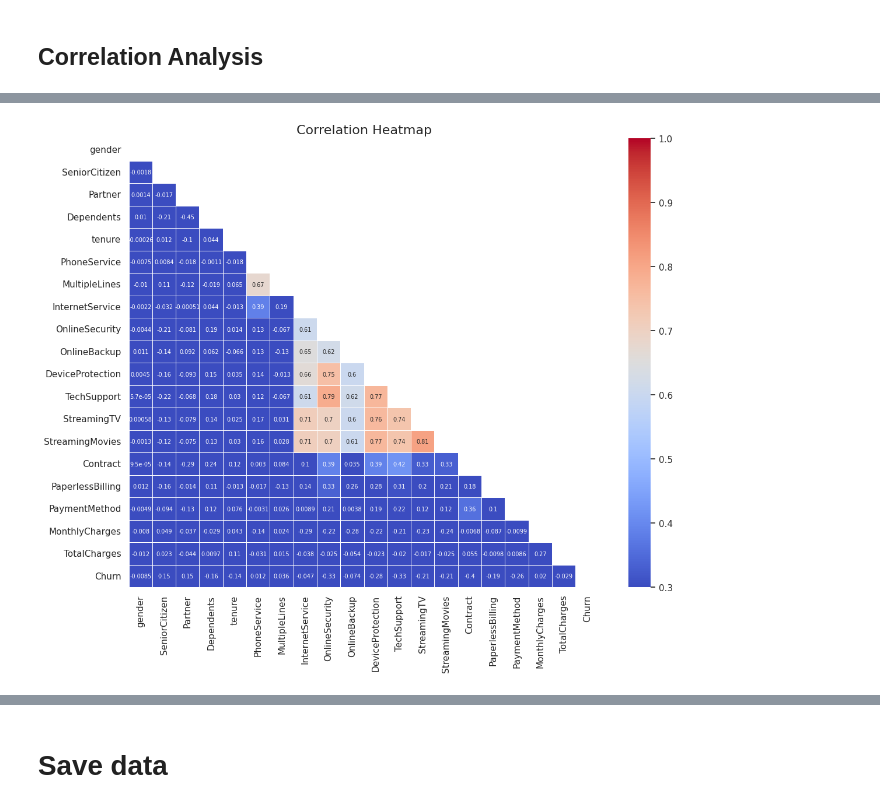
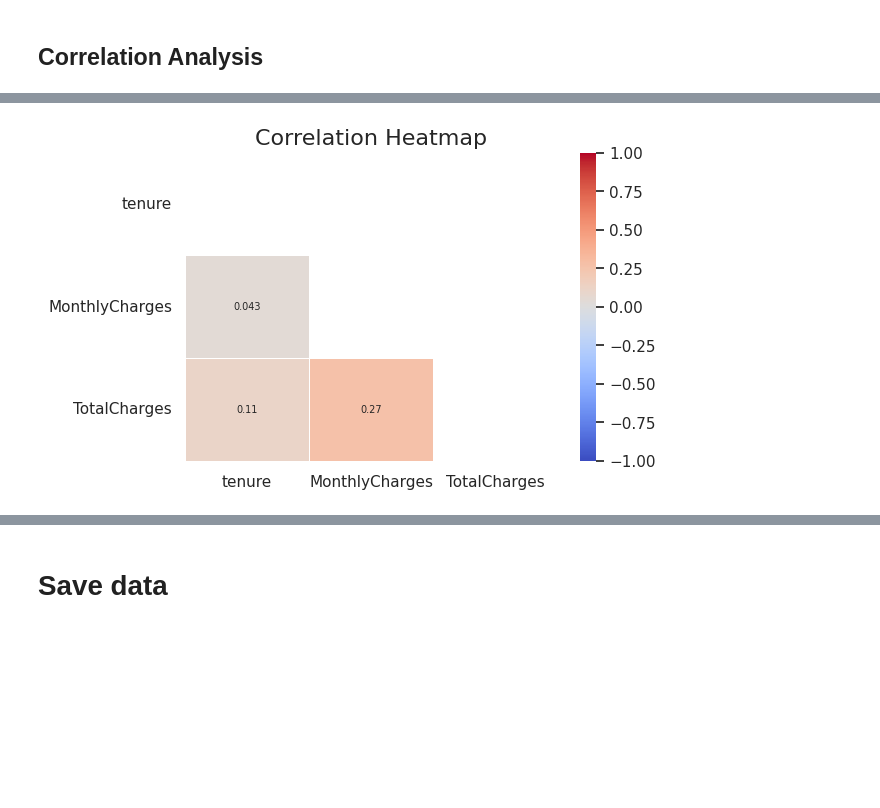
Before and after one commit to MahmoodAbdali79/Telco-Customer-Churn, a Jupyter notebook: Telecom_EDA_v1.ipynb, the cells around one changed output, grey strips where cells are left out. Cells and saved outputs as stored; diff of their text form; code cells hidden in the pictures; blank space fills up the shorter version.

```diff
--- a/Telecom_EDA_v1.ipynb
+++ b/Telecom_EDA_v1.ipynb
@@ -230,8 +257,8 @@ fig, axes = plt.subplots(3, 2, figsize=(13, 11))
 numerical_vars = ['tenure', 'MonthlyCharges', 'TotalCharges']
 
 for ax, col in zip(axes, numerical_vars):
-  sns.kdeplot(df[col][(df["Churn"] == 'No')], color="Red", fill=True, ax=ax[0])
-  sns.kdeplot(df[col][(df["Churn"] == 'Yes')], color="Blue", fill= True, ax=ax[0])
+  sns.kdeplot(df[col][(df["Churn"] == 'No')], color="Blue", fill=True, ax=ax[0])
+  sns.kdeplot(df[col][(df["Churn"] == 'Yes')], color="Red", fill= True, ax=ax[0])
   ax[0].legend(["Not Churn","Churn"],loc='upper right')
   ax[0].set_title(f'Distribution of {col} by churn', fontweight="bold")
 
@@ -900,21 +444,22 @@ fig.show()
 [interactive output not drawn]
 # %%
 sns.set(style="white")
-plt.figure(figsize=(13, 10))
+plt.figure(figsize=(6, 4))
+
+# selecting numerical variables
+numerical_vars = ['tenure', 'MonthlyCharges', 'TotalCharges']
 
 # Calculate correlation matrix
-corr = LDF.apply(lambda x: pd.factorize(x)[0]).corr()
+corr = LDF[numerical_vars].apply(lambda x: pd.factorize(x)[0]).corr()
 
 # Create a mask for the upper triangle
 mask = np.triu(np.ones_like(corr, dtype=bool))
 
 # Plot the heatmap with adjusted font size
 ax = sns.heatmap(corr, mask=mask, xticklabels=corr.columns, yticklabels=corr.columns,
-                 annot=True, annot_kws={"size": 7}, linewidths=.5, cmap='coolwarm', vmin=0.3, vmax=1)
-
-# Adjust the title font size
+                 annot=True, annot_kws={"size": 7}, linewidths=.5, cmap='coolwarm', vmin=-1, vmax=1)
 ax.set_title('Correlation Heatmap', fontsize=16)
 
 plt.show()
 # %% [output]
-[figure, old version]
+[figure, new version]
```
Also changed, not shown: parts of 67 cells of this notebook.
